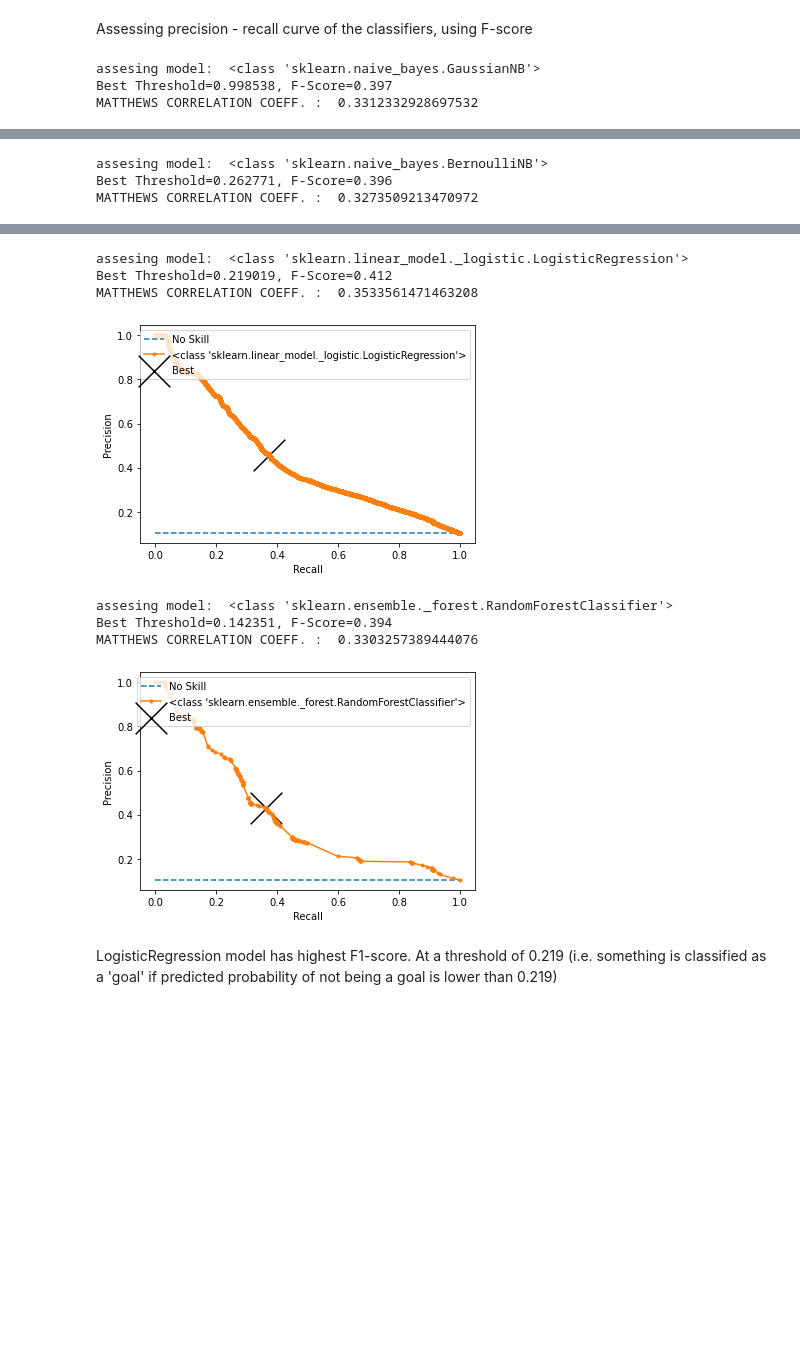
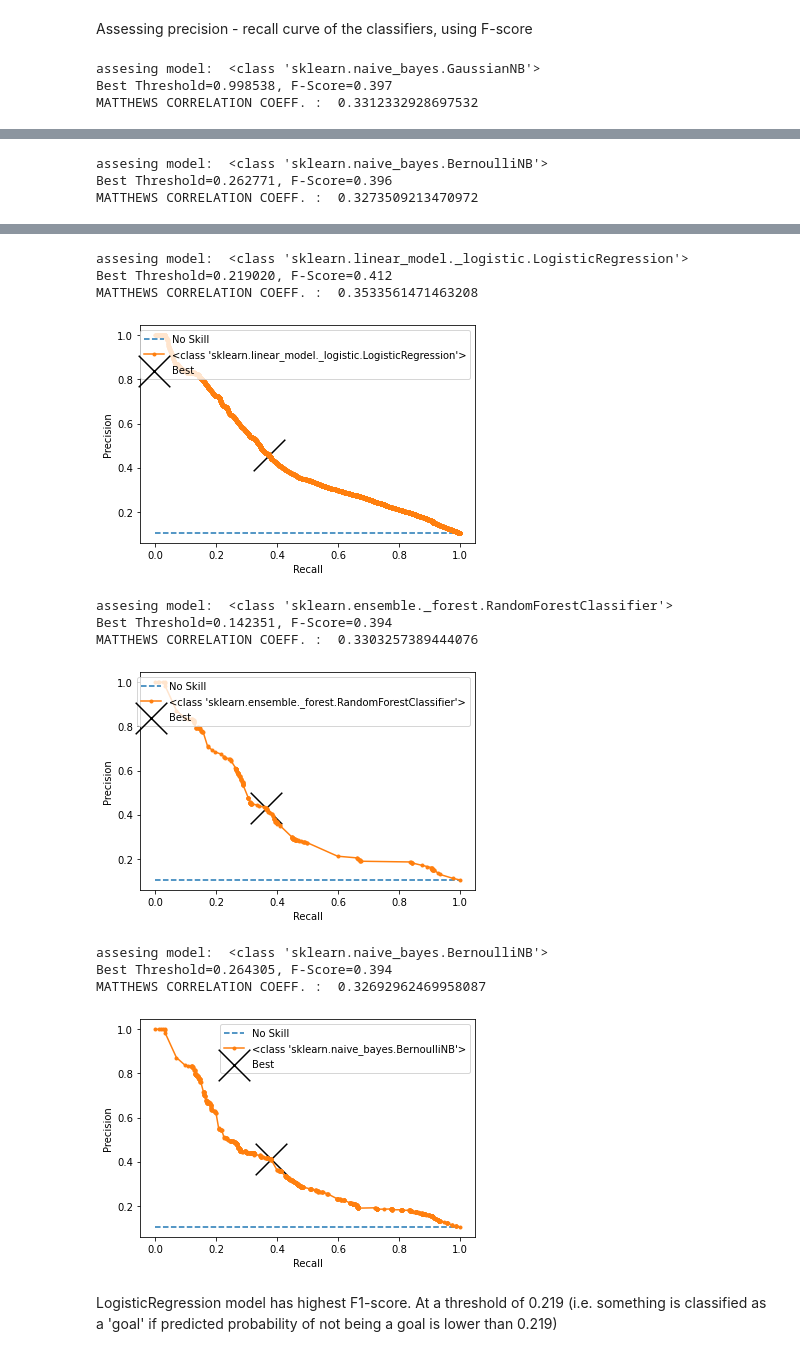
Before and after one commit to Khashayarsha/events_analysis, a Jupyter notebook: src/features/attempt_weighter.ipynb, the cells around one changed output, grey strips where cells are left out. Saved outputs shown, nothing was run; the diff lists cells and outputs as text; code cells hidden in the pictures; blank space fills up the shorter version.

```diff
--- a/src/features/attempt_weighter.ipynb
+++ b/src/features/attempt_weighter.ipynb
@@ -308,34 +300,40 @@ def f_score(model, data = (trainX, testX, trainy, testy)):
     no_skill = len(testy[testy == 1]) / len(testy)
     pyplot.plot([0, 1], [no_skill, no_skill], linestyle='--', label='No Skill')
     pyplot.plot(recall, precision, marker='.', label=model.__class__)
     pyplot.scatter(recall[ix], precision[ix], marker='x',
                 color='black', label='Best',s = 1000)
     # axis labels
     pyplot.xlabel('Recall')
     pyplot.ylabel('Precision')
     pyplot.legend()
     # show the plot
     pyplot.show()
 models = [gnb, bnb, logis, forest]
 for model in models:
     f_score(model)
+
+f_score(weighter)
 # %% [output]
 assesing model:  <class 'sklearn.naive_bayes.GaussianNB'>
 Best Threshold=0.998538, F-Score=0.397
 MATTHEWS CORRELATION COEFF. :  0.3312332928697532
 [figure]
 assesing model:  <class 'sklearn.naive_bayes.BernoulliNB'>
 Best Threshold=0.262771, F-Score=0.396
 MATTHEWS CORRELATION COEFF. :  0.3273509213470972
 [figure]
 assesing model:  <class 'sklearn.linear_model._logistic.LogisticRegression'>
-Best Threshold=0.219019, F-Score=0.412
+Best Threshold=0.219020, F-Score=0.412
 MATTHEWS CORRELATION COEFF. :  0.3533561471463208
 [figure]
 assesing model:  <class 'sklearn.ensemble._forest.RandomForestClassifier'>
 Best Threshold=0.142351, F-Score=0.394
 MATTHEWS CORRELATION COEFF. :  0.3303257389444076
 [figure]
+assesing model:  <class 'sklearn.naive_bayes.BernoulliNB'>
+Best Threshold=0.264305, F-Score=0.394
+MATTHEWS CORRELATION COEFF. :  0.32692962469958087
+[figure, added]
 # %% [markdown]
 LogisticRegression model has highest F1-score. At a threshold of 0.219 (i.e. something is classified as a 'goal' if predicted probability of not being a goal is lower than 0.219)
 # %%
```
Also changed, not shown: parts of 11 cells of this notebook, 4 other files.
